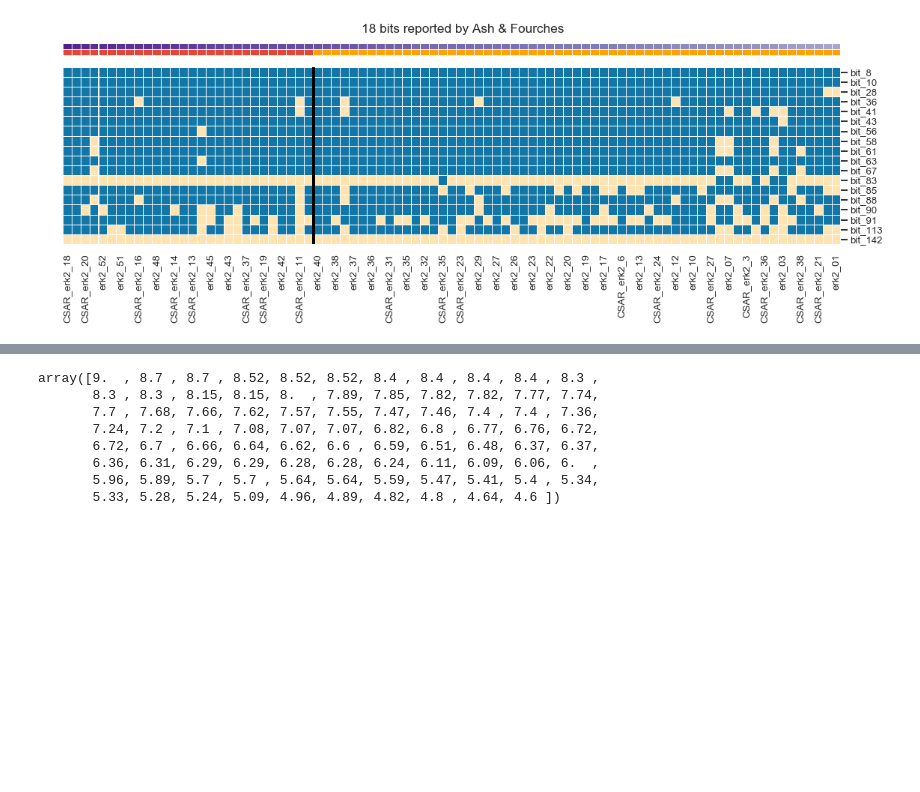
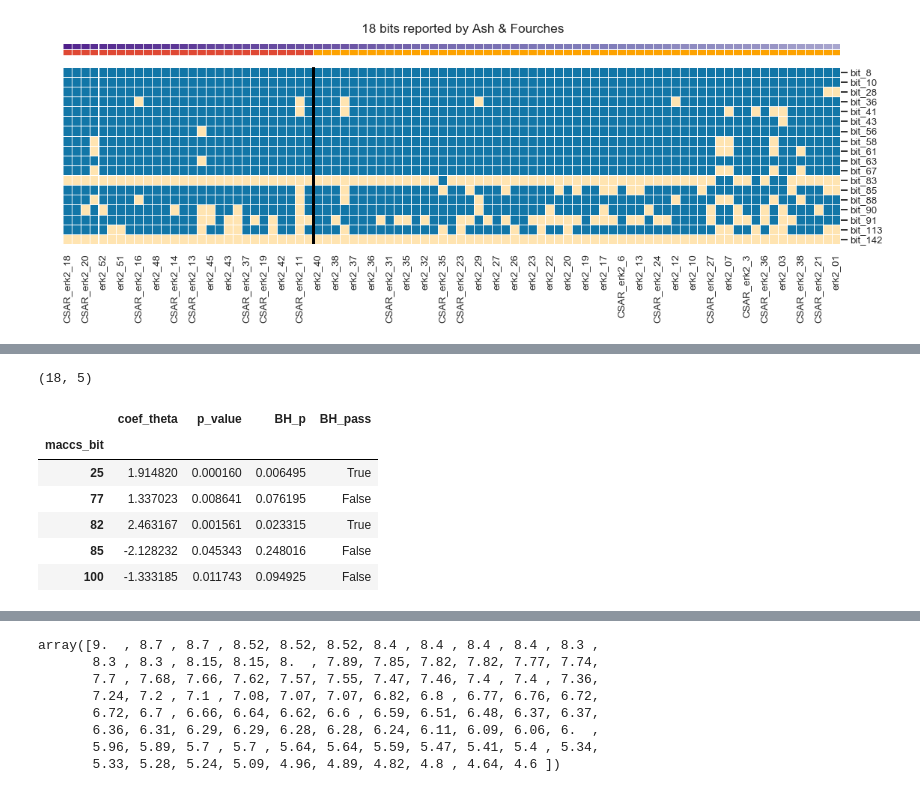
Before and after one commit to jRicciL/ERK2_notebooks, a Jupyter notebook: X_Reviewing_Fourches_work/7_Feature_Selection_RDKit_descriptors.ipynb, the cells around one changed output, grey strips where cells are left out. Drawn from its saved outputs; the diff is of its cells as text; code cells hidden in the pictures; blank space fills up the shorter version.

```diff
--- a/X_Reviewing_Fourches_work/7_Feature_Selection_RDKit_descriptors.ipynb
+++ b/X_Reviewing_Fourches_work/7_Feature_Selection_RDKit_descriptors.ipynb
@@ -499,0 +527,34 @@ plt.show()
+# %%
+pvalues_logit = []
+coef_logit = []
+bit_names = []
+
+# Iterate over al bits and evaluate each one against activity
+df_ = X_maccs_flt_phi_to_R
+for bit in df_.columns:
+    if (bit == 'activity') or (bit == 'pKi'):
+        continue
+    try:
+        # Compute the logit function
+        x = df_[bit]
+        y = df_['activity'] # Activity values
+
+        x2 = sm.add_constant(x) # Add constant values
+        # Instantiate and fit the logit estimator
+        logit_est = sm.Logit(endog=y, exog=x2).fit(disp=0)
+
+        # Get the p-values and coeficients
+        p = logit_est.pvalues[bit]
+        theta = logit_est.params[bit]
+
+    # If bit is a singular vector
+    except np.linalg.LinAlgError:
+        p = np.nan
+        coef = np.nan
+    # Append the values to the lists
+    bit_names.append(bit)
+    pvalues_logit.append(p)
+    coef_logit.append(theta)
+
+# Create the data frame
+df_bits_significance = pd.DataFrame({'maccs_bit': bit_names, 'coef_theta': coef_logit, 'p_value': pvalues_logit})
@@ -499,0 +569,13 @@ plt.show()
+# %%
+# Head of the final data frame
+print(df_bits_significance[df_bits_significance['p_value'] <= 0.05].shape)
+df_bits_significance[df_bits_significance['p_value'] <= 0.05].set_index('maccs_bit').head()
+# %% [output]
+(18, 5)
+|  | coef_theta | p_value | BH_p | BH_pass |
+| maccs_bit |  |  |  |  |
+| 25 | 1.914820 | 0.000160 | 0.006495 | True |
+| 77 | 1.337023 | 0.008641 | 0.076195 | False |
+| 82 | 2.463167 | 0.001561 | 0.023315 | True |
+| 85 | -2.128232 | 0.045343 | 0.248016 | False |
+| 100 | -1.333185 | 0.011743 | 0.094925 | False |
```
Also changed, not shown: parts of 18 cells of this notebook.
